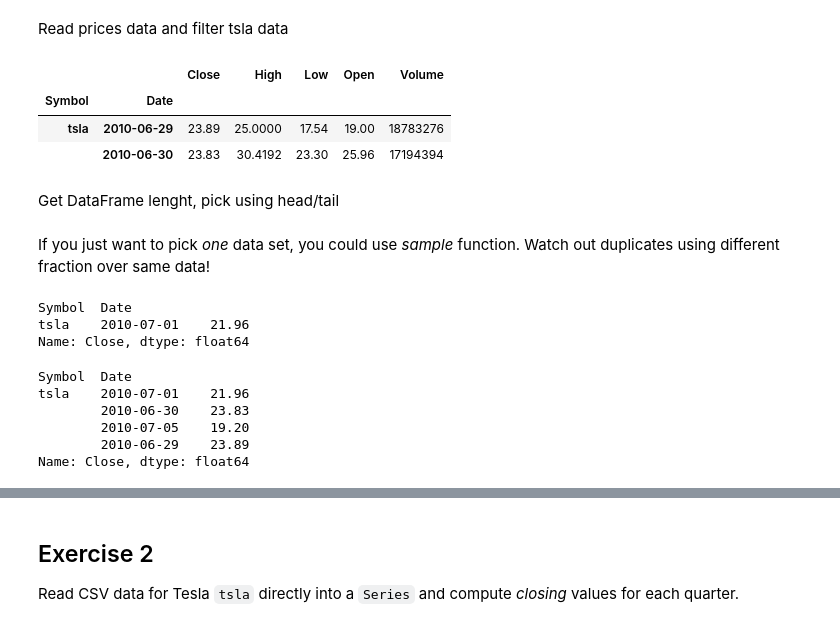
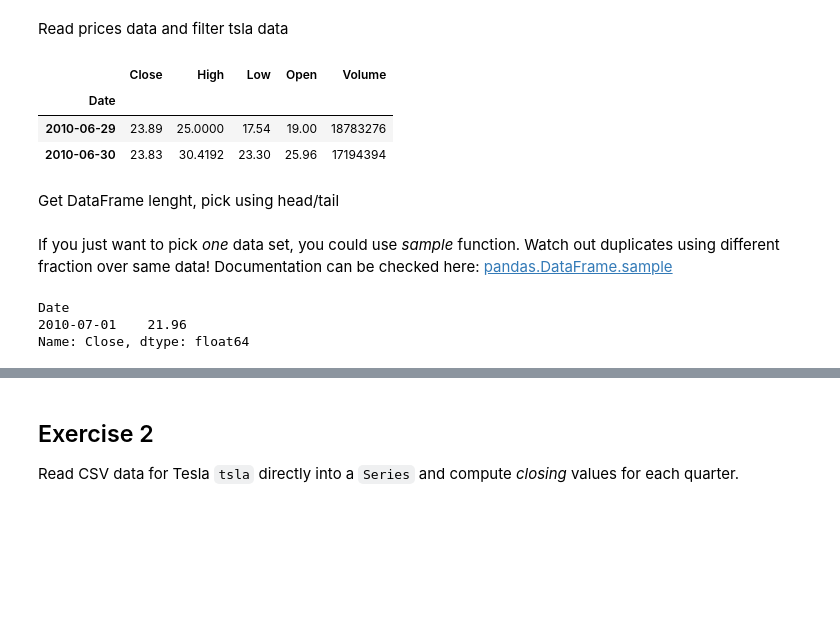
Before and after one commit to luisbelloch/pandas_notebooks, a Jupyter notebook: 0B_exercises_and_solutions.ipynb, the cells around one changed output, grey strips where cells are left out. Drawn from its saved outputs; the diff is of its cells as text; code cells hidden in the pictures; blank space fills up the shorter version.

```diff
--- a/0B_exercises_and_solutions.ipynb
+++ b/0B_exercises_and_solutions.ipynb
@@ -11,13 +11,14 @@ Read prices data and filter tsla data
 # %%
 import pandas as pd
 prices = pd.read_msgpack('./data/prices.mp')
 tsla = prices[prices.index.get_level_values('Symbol').isin(['tsla'])]
+tsla.index = tsla.index.droplevel(0)
 tsla.head(2)
 # %% [output]
-|  |  | Close | High | Low | Open | Volume |
-| Symbol | Date |  |  |  |  |  |
-| tsla | 2010-06-29 | 23.89 | 25.0000 | 17.54 | 19.00 | 18783276 |
-|  | 2010-06-30 | 23.83 | 30.4192 | 23.30 | 25.96 | 17194394 |
+|  | Close | High | Low | Open | Volume |
+| Date |  |  |  |  |  |
+| 2010-06-29 | 23.89 | 25.0000 | 17.54 | 19.00 | 18783276 |
+| 2010-06-30 | 23.83 | 30.4192 | 23.30 | 25.96 | 17194394 |
 # %% [markdown]
 Get DataFrame lenght, pick using head/tail
 # %%
@@ -26,19 +27,10 @@ tsla_count = len(tsla)
 train = tsla.Close.head(math.floor(tsla_count*0.9))
 check = tsla.Close.head(math.floor(tsla_count*0.1))
 # %% [markdown]
-If you just want to pick _one_ data set, you could use _sample_ function. Watch out duplicates using different fraction over same data!
+If you just want to pick _one_ data set, you could use _sample_ function. Watch out duplicates using different fraction over same data! Documentation can be checked here: [pandas.DataFrame.sample](https://pandas.pydata.org/pandas-docs/stable/generated/pandas.DataFrame.sample.html?highlight=sample#pandas.DataFrame.sample)
 # %%
 tsla.Close[0:5].sample(frac=0.2, random_state=1)
 # %% [output]
-Symbol  Date
-tsla    2010-07-01    21.96
+Date
+2010-07-01    21.96
 Name: Close, dtype: float64
-# %%
-tsla.Close[0:5].sample(frac=0.8, random_state=1)
-# %% [output]
-Symbol  Date
-tsla    2010-07-01    21.96
-        2010-06-30    23.83
-        2010-07-05    19.20
-        2010-06-29    23.89
-Name: Close, dtype: float64
```
Also changed, not shown: parts of 3 cells of this notebook, 1 other file.
